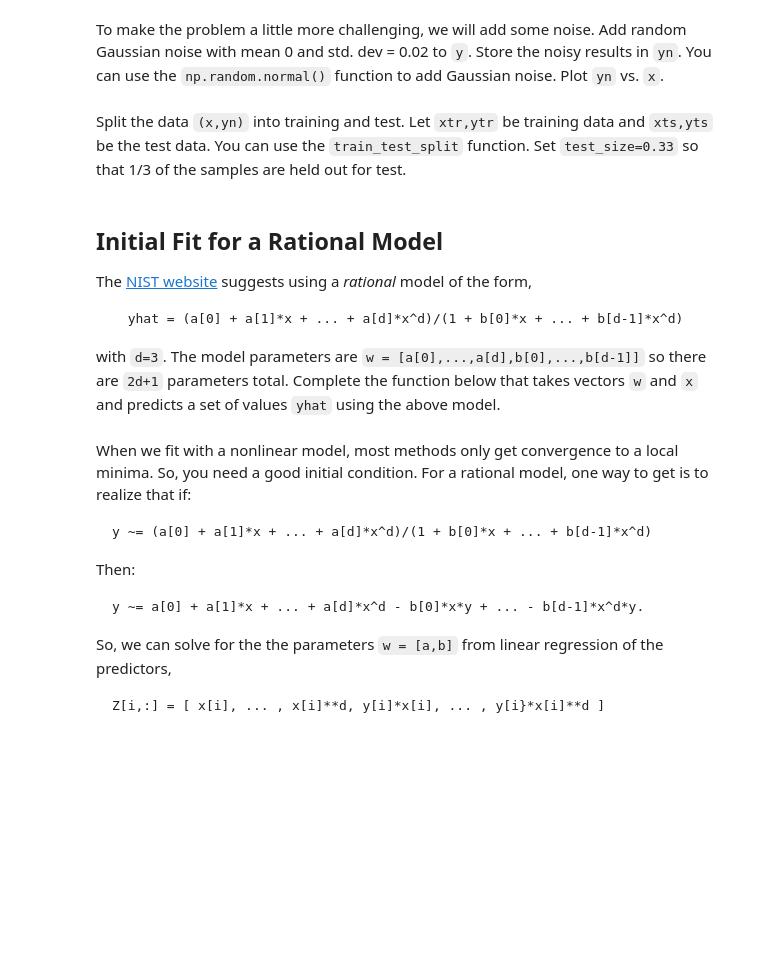
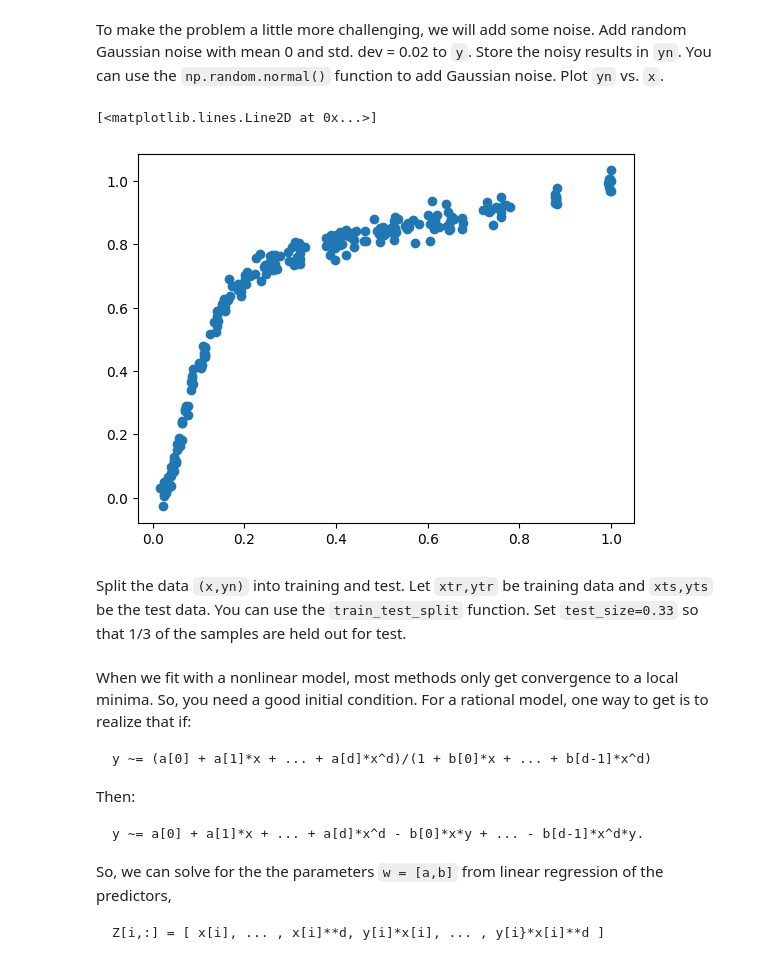
Before and after one commit to MYRONZHWENG/introml, a Jupyter notebook: unit07_optim/lab_nlls_partial.ipynb, the cells around one changed output. Saved outputs shown, nothing was run; the diff lists cells and outputs as text; code cells hidden in the pictures; blank space fills up the shorter version.

```diff
--- a/unit07_optim/lab_nlls_partial.ipynb
+++ b/unit07_optim/lab_nlls_partial.ipynb
@@ -72,3 +80,10 @@ To make the problem a little more challenging, we will add some noise.  Add rand
+# %%
+# TODO
+yn = y + np.random.normal(loc=0, scale=0.02, size=df.shape[0])
+plt.plot(x,yn,'o')
+# %% [output]
+[<matplotlib.lines.Line2D at 0x...>]
+[figure, added]
 # %% [markdown]
 Split the data `(x,yn)` into training and test.  Let `xtr,ytr` be training data and `xts,yts` be the test data.  You can use the `train_test_split` function.  Set `test_size=0.33` so that 1/3 of the samples are held out for test.
 # %%
@@ -79,8 +93,0 @@ from sklearn.model_selection import train_test_split
-# %% [markdown]
-## Initial Fit for a Rational Model
-
-The [NIST website](https://www.itl.nist.gov/div898/strd/nls/data/hahn1.shtml) suggests using a *rational* model of the form,
-
-      yhat = (a[0] + a[1]*x + ... + a[d]*x^d)/(1 + b[0]*x + ... + b[d-1]*x^d)
-
-with `d=3`.  The model parameters are `w = [a[0],...,a[d],b[0],...,b[d-1]]` so there are `2d+1` parameters total.    Complete the function below that takes vectors `w` and `x` and predicts a set of values `yhat` using the above model.
```
Also changed, not shown: parts of 35 cells of this notebook, 2 other files.
